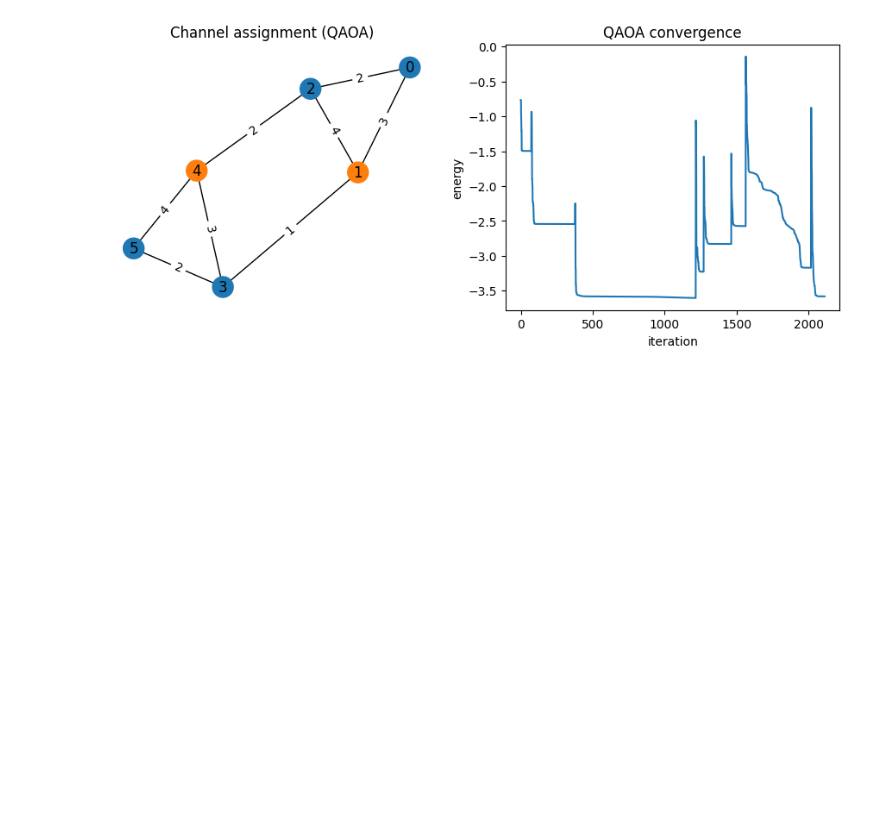
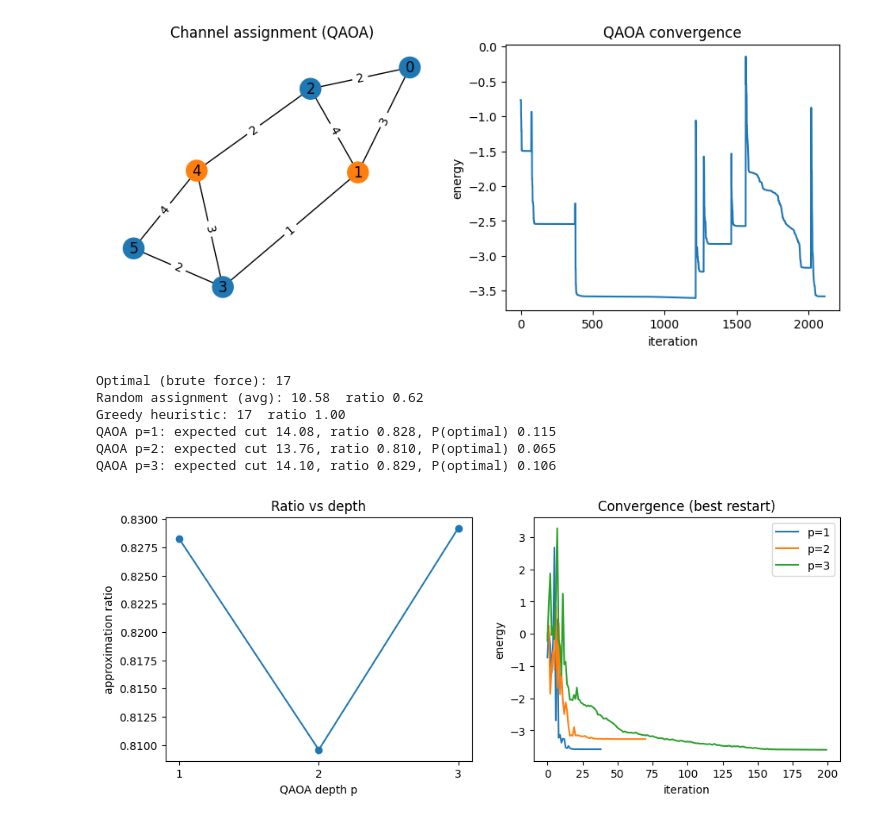
Before and after one commit to JOSHUAxJEETH/qiskit-esp32-channel-qaoa, a Jupyter notebook: notebooks/solution.ipynb, the cells around one changed output. Drawn from its saved outputs; the diff is of its cells as text; code cells hidden in the pictures; blank space fills up the shorter version.

```diff
--- a/notebooks/solution.ipynb
+++ b/notebooks/solution.ipynb
@@ -79,3 +79,69 @@ plt.show()
 # %% [output]
 Most likely channels: [0, 1, 0, 0, 1, 0] cut = 17 prob = 0.062
 [figure]
+# %%
+rng = np.random.default_rng(7)
+
+def build(p):
+    th = ParameterVector("t", 2*p)
+    qc = QuantumCircuit(n); qc.h(range(n))
+    for k in range(p):
+        for i,j,w in edges: qc.rzz(th[2*k]*w, i, j)
+        qc.rx(2*th[2*k+1], range(n))
+    return qc
+
+def run(p, restarts=6):
+    qc, best, best_vals = build(p), None, None
+    for _ in range(restarts):
+        vals = []
+        def f(x):
+            v = Statevector(qc.assign_parameters(x)).expectation_value(H).real
+            vals.append(v); return v
+        res = minimize(f, rng.uniform(0, np.pi, 2*p),
+                       method="COBYLA", options={"maxiter": 200})
+        if best is None or res.fun < best.fun:
+            best, best_vals = res, vals
+    return qc, best, best_vals
+
+def p_optimal(qc, x):
+    probs = Statevector(qc.assign_parameters(x)).probabilities_dict()
+    return sum(pr for s, pr in probs.items()
+               if cut_value([int(c) for c in s[::-1]]) == best_classical)
+
+# classical baselines
+rand_cut = np.mean([cut_value(rng.integers(0, 2, n)) for _ in range(2000)])
+side = {}
+for v in range(n):  # greedy: put each node opposite its heavier neighbours
+    gain0 = sum(w for i,j,w in edges if (i==v and side.get(j)==1) or (j==v and side.get(i)==1))
+    gain1 = sum(w for i,j,w in edges if (i==v and side.get(j)==0) or (j==v and side.get(i)==0))
+    side[v] = 0 if gain0 >= gain1 else 1
+greedy_cut = cut_value([side[i] for i in range(n)])
+
+print(f"Optimal (brute force): {best_classical}")
+print(f"Random assignment (avg): {rand_cut:.2f}  ratio {rand_cut/best_classical:.2f}")
+print(f"Greedy heuristic: {greedy_cut}  ratio {greedy_cut/best_classical:.2f}")
+
+ratios, curves = [], {}
+for p in [1, 2, 3]:
+    qc_p, b, vals = run(p)
+    r = (W/2 - b.fun) / best_classical
+    ratios.append(r); curves[p] = vals
+    print(f"QAOA p={p}: expected cut {W/2-b.fun:.2f}, ratio {r:.3f}, "
+          f"P(optimal) {p_optimal(qc_p, b.x):.3f}")
+
+fig, ax = plt.subplots(1, 2, figsize=(11, 4))
+ax[0].plot([1,2,3], ratios, "o-"); ax[0].set_xticks([1,2,3])
+ax[0].set_xlabel("QAOA depth p"); ax[0].set_ylabel("approximation ratio")
+ax[0].set_title("Ratio vs depth")
+for p, v in curves.items(): ax[1].plot(v, label=f"p={p}")
+ax[1].set_xlabel("iteration"); ax[1].set_ylabel("energy")
+ax[1].set_title("Convergence (best restart)"); ax[1].legend()
+plt.show()
+# %% [output]
+Optimal (brute force): 17
+Random assignment (avg): 10.58  ratio 0.62
+Greedy heuristic: 17  ratio 1.00
+QAOA p=1: expected cut 14.08, ratio 0.828, P(optimal) 0.115
+QAOA p=2: expected cut 13.76, ratio 0.810, P(optimal) 0.065
+QAOA p=3: expected cut 14.10, ratio 0.829, P(optimal) 0.106
+[figure, added]
```
Also changed, not shown: parts of 1 cell of this notebook.
